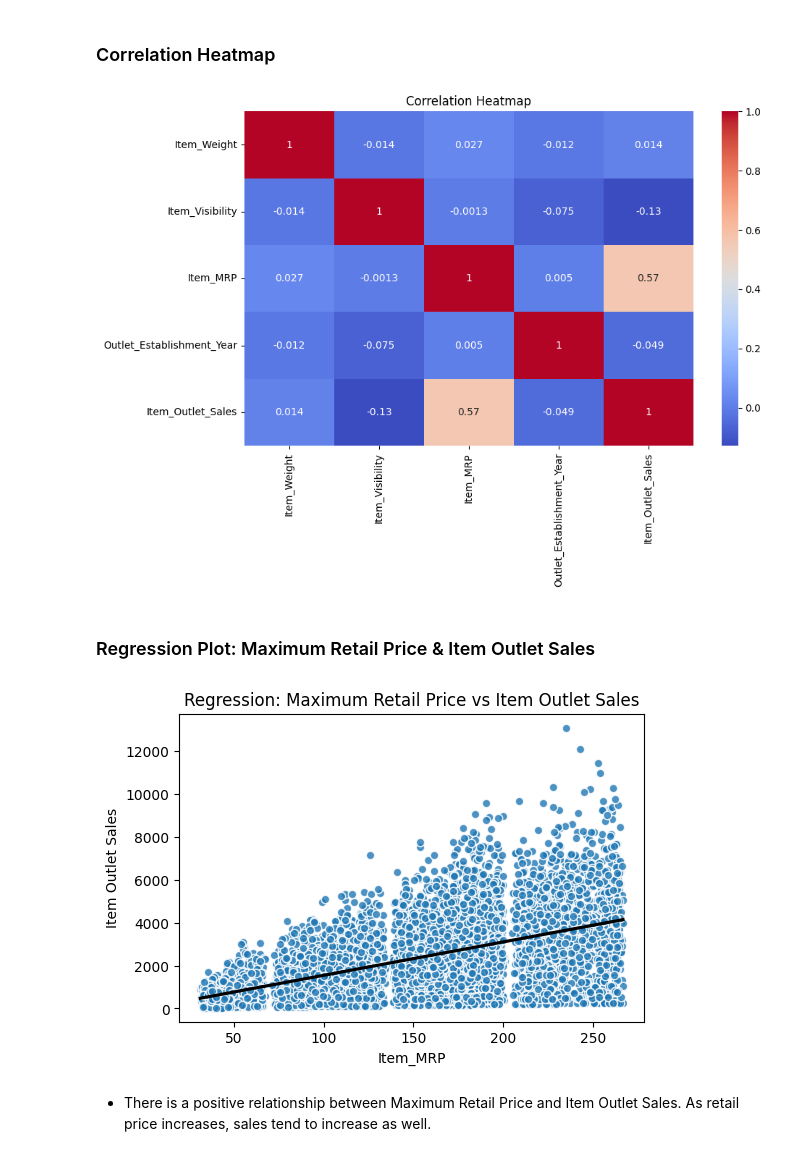
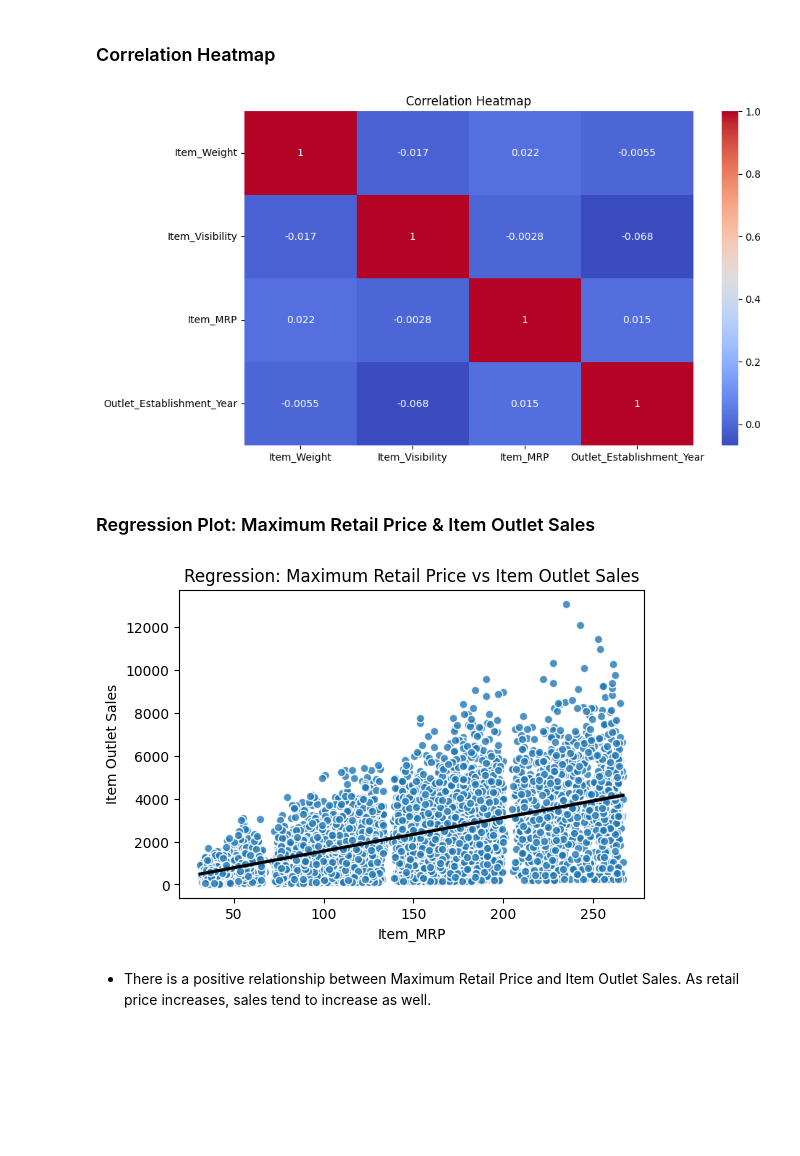
Before and after one commit to swirita/Prediction-of-Product-Sales, a Jupyter notebook: Prediction_of_Product_Sales.ipynb, the cells around one changed output. Saved outputs shown, nothing was run; the diff lists cells and outputs as text; code cells hidden in the pictures; blank space fills up the shorter version.

```diff
--- a/Prediction_of_Product_Sales.ipynb
+++ b/Prediction_of_Product_Sales.ipynb
@@ -35,3 +35,19 @@ df_copy=df.copy()
+# %%
+path='https://docs.google.com/spreadsheets/d/e/2PACX-1vR6AvAZumX2EE8diEPYfNdktYpa8cELog1Iv_SL7EIFj_DIVxnGwq5liujvJ1GTQry9NDkFsISbeWaE/pub?output=csv'
+df=pd.read_csv(path)
+df_copy=df.copy()
+
+# Drop Item_Identifier and Outlet_Identifier from the full DataFrame before splitting
+df.drop(columns=['Item_Identifier','Outlet_Identifier'], inplace=True)
+df_copy.drop(columns=['Item_Identifier','Outlet_Identifier'], inplace=True)
+
+# Replace inconsistent Item_Fat_Content values in the full DataFrame before splitting
+df['Item_Fat_Content']=df['Item_Fat_Content'].replace({'LF':'Low Fat',
+                                             "low fat":'Low Fat',
+                                             'reg':'Regular'})
+df_copy['Item_Fat_Content']=df_copy['Item_Fat_Content'].replace({'LF':'Low Fat',
+                                             "low fat":'Low Fat',
+                                             'reg':'Regular'})
 # %%
 df.head()
 # %% [output]
@@ -416,20 +447,28 @@ What we notice from the countplots:
 # %% [markdown]
 ### Correlation Heatmap
 # %%
-corr = df.corr(numeric_only=True)
+corr = X_train.corr(numeric_only=True)
 plt.figure(figsize=(10,6))
 ax = sns.heatmap(corr, annot=True, cmap='coolwarm')
 ax.set_title("Correlation Heatmap");
 # %% [output]
-[figure, old version]
+[figure, new version]
 # %% [markdown]
 ### Regression Plot: Maximum Retail Price & Item Outlet Sales
 # %%
 plt.figure(figsize=(6,4))
 line_kws = dict(color='black')
 scatter_kws = dict(edgecolor='white')
+
+# To correctly plot Item_MRP vs Item_Outlet_Sales, we need to combine X_train and y_train for the plot.
+# Alternatively, we can ensure the data passed to sns.regplot contains both columns.
+# Since y_train is a Series, we can plot against Item_MRP from X_train directly if indices align.
+
+# Create a temporary DataFrame for plotting if necessary, or ensure direct access
+plot_df = pd.DataFrame({'Item_MRP': X_train['Item_MRP'], 'Item_Outlet_Sales': y_train})
+
 ax = sns.regplot(
-    data=df,
+    data=plot_df,
     x='Item_MRP',
     y='Item_Outlet_Sales',
     line_kws=line_kws,
@@ -442,7 +481,7 @@ ax.set(
     title="Regression: Maximum Retail Price vs Item Outlet Sales"
 );
 # %% [output]
-[figure, old version]
+[figure, new version]
 # %% [markdown]
 - There is a positive relationship between Maximum Retail Price and Item Outlet Sales. As retail price increases, sales tend to increase as well.
 # %% [markdown]
```
Also changed, not shown: parts of 61 cells of this notebook.
